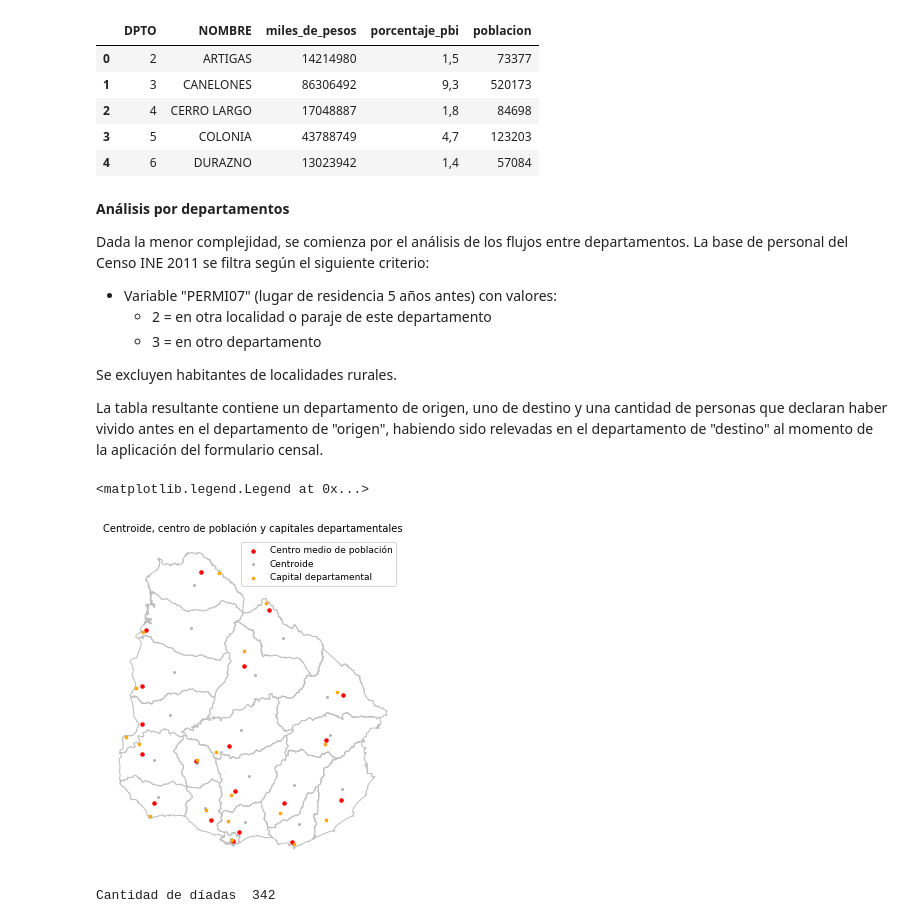
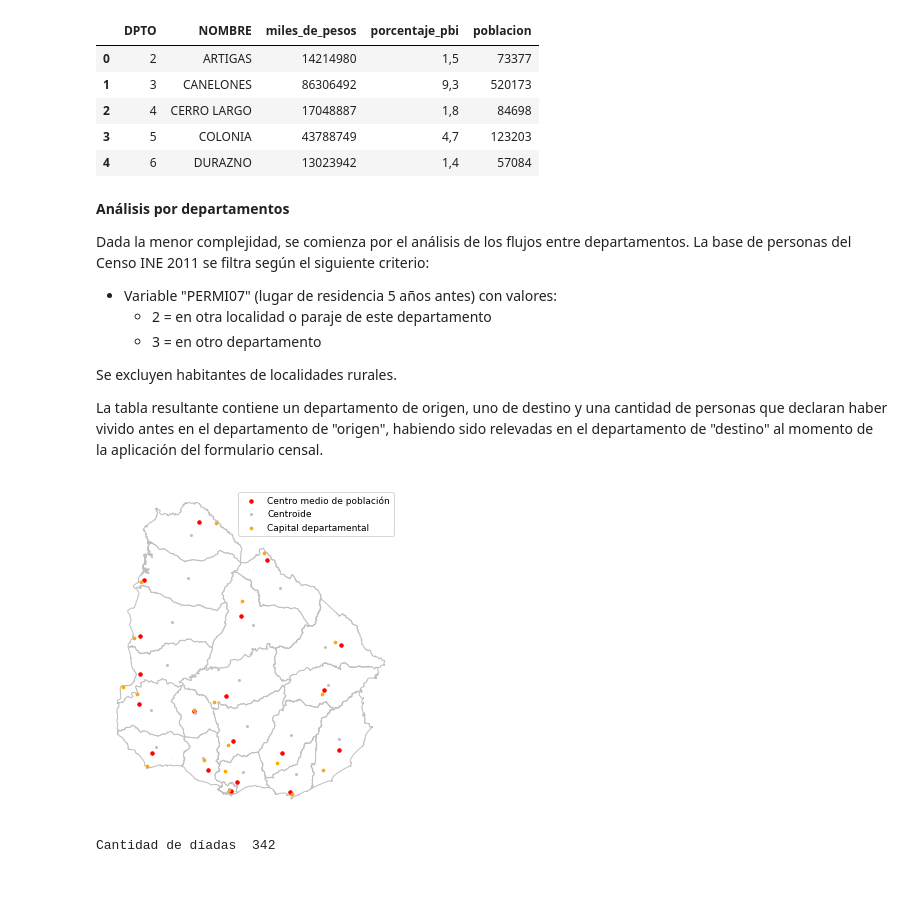
Before and after one commit to guillermodangelo/tesis, a Jupyter notebook: 02-metodologia.ipynb, the cells around one changed output. Saved outputs shown, nothing was run; the diff lists cells and outputs as text; code cells hidden in the pictures; blank space fills up the shorter version.

```diff
--- a/02-metodologia.ipynb
+++ b/02-metodologia.ipynb
@@ -99,7 +102,7 @@ datos_dpto.head()
 **Análisis por departamentos**
 
 Dada la menor complejidad, se comienza por el análisis de los flujos entre departamentos.
-La base de personal del Censo INE 2011 se filtra según el siguiente criterio:
+La base de personas del Censo INE 2011 se filtra según el siguiente criterio:
 - Variable "PERMI07" (lugar de residencia 5 años antes) con valores:
     - 2 = en otra localidad o paraje de este departamento
     - 3 = en otro departamento
@@ -134,28 +137,32 @@ p_migr.rename(columns={'DPTO': 'depto_destino'}, inplace=True)
 # %%
 # plot de las capas de departamentos y localidades
 f, ax = plt.subplots(1,figsize=(8,6))
 
 # apaga ejes
 plt.axis('off')
 ax.get_yaxis().set_visible(False)
 ax.get_xaxis().set_visible(False)
 
 # deptos
-deptos.plot(color='w', edgecolor='0.75',ax=ax)
+deptos.plot(color='w', edgecolor='silver',ax=ax)
 
 # localidades
 centro_pobl.plot(markersize=12, color = 'red', ax = ax, label='Centro medio de población')
-deptos.geometry.centroid.plot(markersize=4, color = 'grey', alpha=0.5, ax = ax, label='Centroide')
+deptos.geometry.centroid.plot(markersize=4, color = 'silver', ax = ax, label='Centroide')
 capital.plot(markersize=7, color = 'orange', ax = ax, label='Capital departamental')
 
 # título
-pl.title("Centroide, centro de población y capitales departamentales", size=10)
+# pl.title("Centroide, centro de población y capitales departamentales", size=10)
 
 # referencias
 plt.legend(fontsize=9)
+
+metadatos_figs = {'Author': '''Guillermo D'Angelo''', 'Title': 'Mapa Centro de Población'}
+
+plt.savefig('mapas_graficas/centro_poblacion.pdf', bbox_inches='tight',
+            metadata = metadatos_figs )
 # %% [output]
-<matplotlib.legend.Legend at 0x...>
-[figure, old version]
+[figure, new version]
 # %%
 # genera un sólo dataframe solo para deptos
 flujos_deptos = p_migr[['depto_origen', 'depto_destino']]
```
Also changed, not shown: parts of 32 cells of this notebook.
